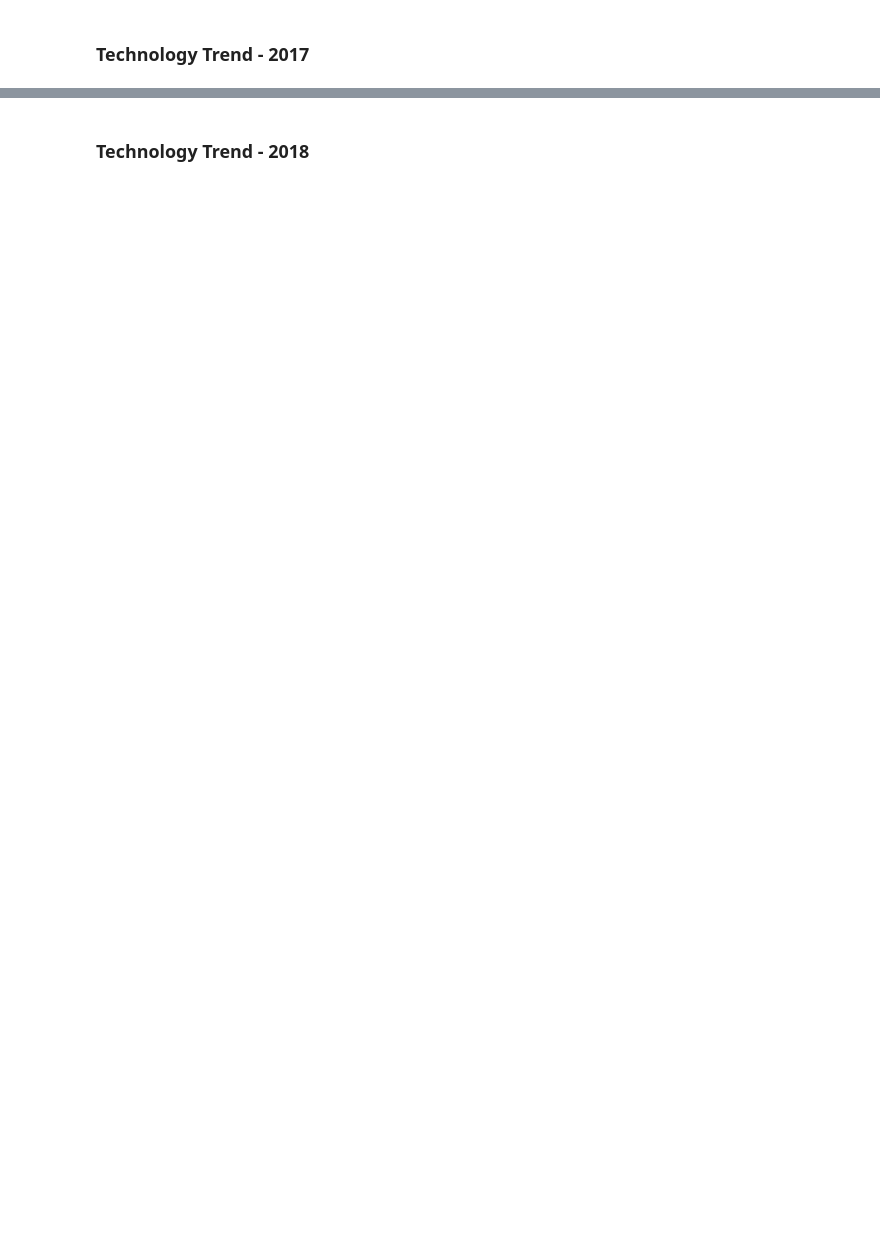
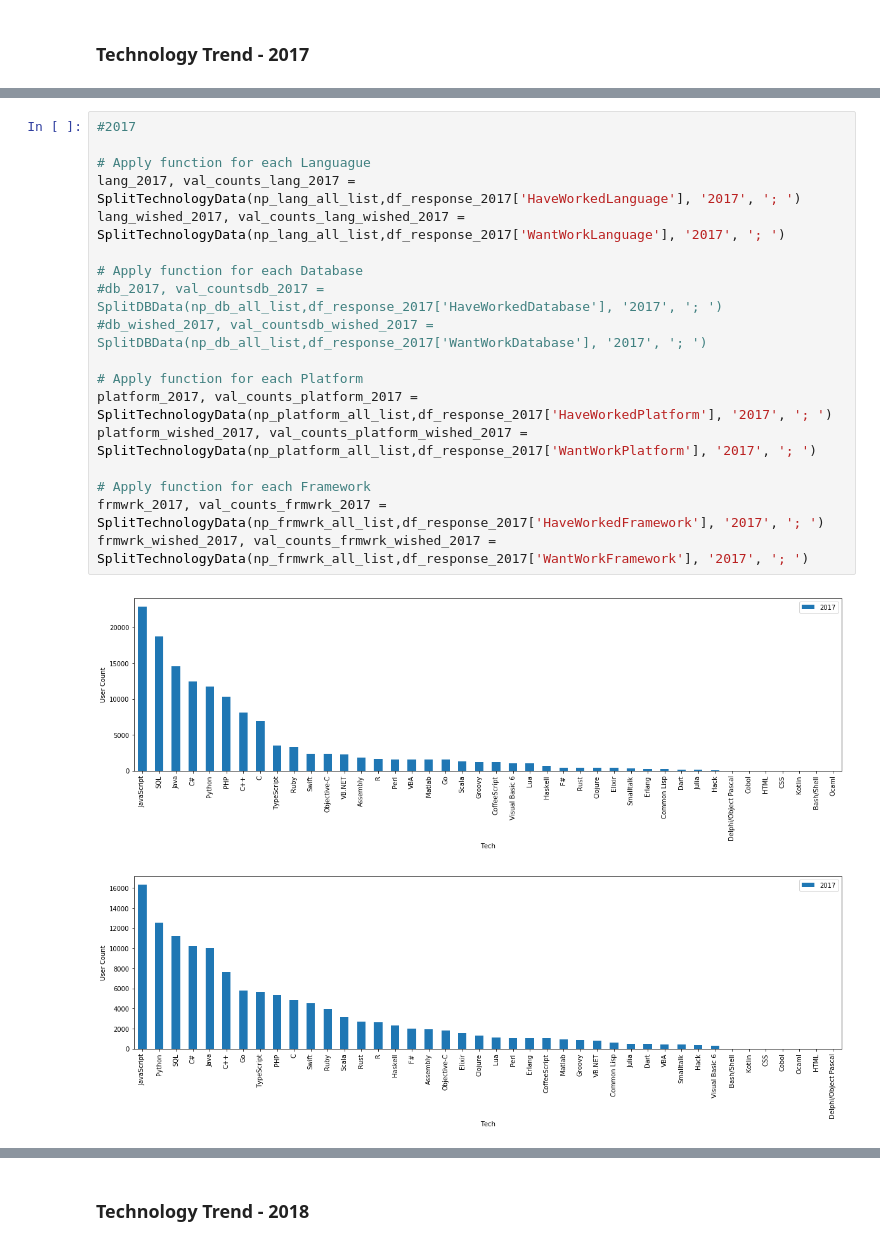
Before and after one commit to arun-vijayakumar/StackOverflow-SurveyResults-Analysis, a Jupyter notebook: StackOverflow_SurveyResults_Analysis.ipynb, the cells around one changed output, grey strips where cells are left out. Drawn from its saved outputs; the diff is of its cells as text; blank space fills up the shorter version.

```diff
--- a/StackOverflow_SurveyResults_Analysis.ipynb
+++ b/StackOverflow_SurveyResults_Analysis.ipynb
@@ -686,0 +547,21 @@ plt.show()
+# %%
+#2017
+
+# Apply function for each Languague
+lang_2017, val_counts_lang_2017 = SplitTechnologyData(np_lang_all_list,df_response_2017['HaveWorkedLanguage'], '2017', '; ')
+lang_wished_2017, val_counts_lang_wished_2017 = SplitTechnologyData(np_lang_all_list,df_response_2017['WantWorkLanguage'], '2017', '; ')
+
+# Apply function for each Database
+#db_2017, val_countsdb_2017 = SplitDBData(np_db_all_list,df_response_2017['HaveWorkedDatabase'], '2017', '; ')
+#db_wished_2017, val_countsdb_wished_2017 = SplitDBData(np_db_all_list,df_response_2017['WantWorkDatabase'], '2017', '; ')
+
+# Apply function for each Platform
+platform_2017, val_counts_platform_2017 = SplitTechnologyData(np_platform_all_list,df_response_2017['HaveWorkedPlatform'], '2017', '; ')
+platform_wished_2017, val_counts_platform_wished_2017 = SplitTechnologyData(np_platform_all_list,df_response_2017['WantWorkPlatform'], '2017', '; ')
+
+# Apply function for each Framework
+frmwrk_2017, val_counts_frmwrk_2017 = SplitTechnologyData(np_frmwrk_all_list,df_response_2017['HaveWorkedFramework'], '2017', '; ')
+frmwrk_wished_2017, val_counts_frmwrk_wished_2017 = SplitTechnologyData(np_frmwrk_all_list,df_response_2017['WantWorkFramework'], '2017', '; ')
+# %% [output]
+[figure, added]
+[figure, added]
```
Also changed, not shown: parts of 10 cells of this notebook.
